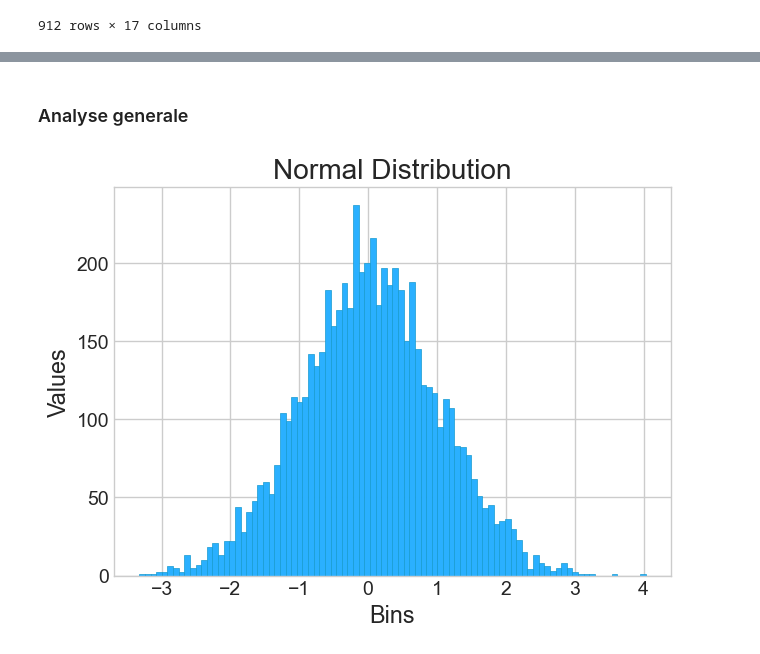
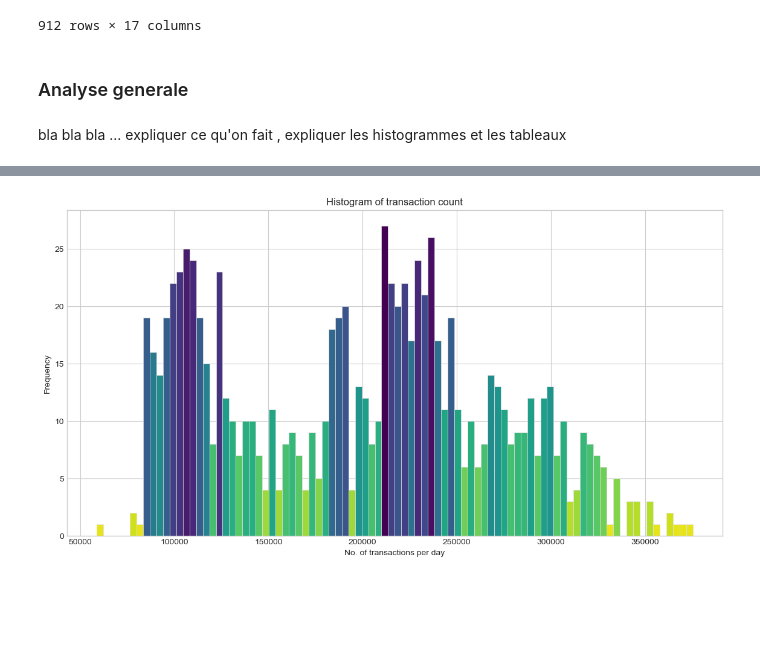
Before and after one commit to trsdimi/big-data, a Jupyter notebook: main.ipynb, the cells around one changed output, grey strips where cells are left out. Saved outputs shown, nothing was run; the diff lists cells and outputs as text; code cells hidden in the pictures; blank space fills up the shorter version.

Commit message:
general analysis 2nd hst

```diff
--- a/main.ipynb
+++ b/main.ipynb
@@ -71,6 +71,10 @@ global_data
 | 910 | 2017-06-29 | 33153365173 | 317698686929569 | 317543686929569 | 144453.442667 | 3.669758e+08 | ... |
 | 911 | 2017-06-30 | 36690726272 | 333927062356198 | 333740812356198 | 134084.908792 | 3.288717e+08 | ... |
 912 rows × 17 columns
+# %% [markdown]
+### Analyse generale
+# %% [markdown]
+bla bla bla ... expliquer ce qu'on fait , expliquer les histogrammes et les tableaux
 # %%
 global_data.describe()
 # %% [output]
@@ -83,15 +87,18 @@ global_data.describe()
 | 50% | 4.532365e+09 | 1.892992e+14 | 1.890190e+14 | 22773.512166 | 9.064531e+06 | 1.140273 | ... |
 | 75% | 8.432361e+09 | 2.559993e+14 | 2.556574e+14 | 33809.765909 | 2.350902e+07 | 1.594577 | ... |
 | max | 6.590635e+10 | 6.368328e+15 | 6.367910e+15 | 197255.886201 | 5.339243e+08 | 24.526578 | ... |
-# %% [markdown]
-### Analyse generale
 # %%
-x = np.random.normal(0, 1, 6000) # normal distributionplt.figure(figsize=(14,7)) # Make it 14x7 inch
-plt.style.use('seaborn-v0_8-whitegrid') # nice and clean grid
-plt.hist(x, bins=90, facecolor = '#2ab0ff', edgecolor='#169acf', linewidth=0.5)
-plt.title('Normal Distribution')
-plt.xlabel('Bins')
-plt.ylabel('Values')
+plt.figure(figsize=(14,7))
+plt.style.use('seaborn-v0_8-whitegrid')
+
+n, bins, patches = plt.hist(global_data['nb_transactions'], bins=90, facecolor='#2ab0ff', edgecolor='#e0e0e0', linewidth=0.5)
+
+n = n.astype('int')
+for i in range(len(patches)):
+    patches[i].set_facecolor(plt.cm.viridis(1 - n[i]/max(n)))
+plt.title('Histogram of transaction count', fontsize=12)
+plt.xlabel('No. of transactions per day', fontsize=10)
+plt.ylabel('Frequency', fontsize=10)
 plt.show()
 # %% [output]
-[figure, old version]
+[figure, new version]
```
Also changed, not shown: parts of 1 cell of this notebook.
